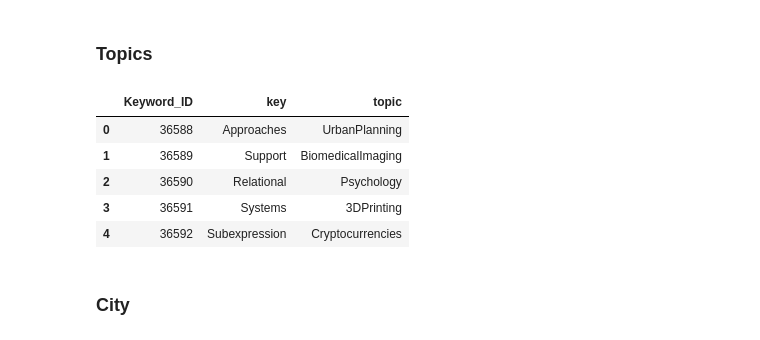
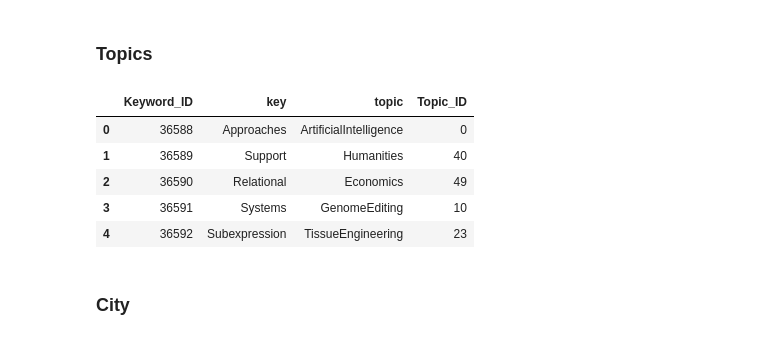
Before and after one commit to darryl-abraham/sdmlab, a Jupyter notebook: data_augmentation.ipynb, the cells around one changed output. Drawn from its saved outputs; the diff is of its cells as text; code cells hidden in the pictures.

Commit message:
added create_abox.py with systematic triple creation, updated csvs and data_augmentation.ipynb (added data prep)

```diff
--- a/data_augmentation.ipynb
+++ b/data_augmentation.ipynb
@@ -268,27 +297,18 @@ reviewers.head()
 # %% [markdown]
 ### Topics
 # %%
-topics = [
-    "ArtificialIntelligence", "ClimateChange", "Bioinformatics", "Nanotechnology", "Epidemiology",
-    "QuantumComputing", "StemCells", "RenewableEnergy", "Robotics", "Neuroscience",
-    "GenomeEditing", "SocialNetworks", "SpaceExploration", "Cybersecurity", "DrugDiscovery",
-    "Human-ComputerInteraction", "UrbanPlanning", "Psychology", "BiomedicalImaging", "Agriculture",
-    "EvolutionaryBiology", "3DPrinting", "Oceanography", "TissueEngineering", "Cryptocurrencies",
-    "AugmentedReality", "Paleontology", "WirelessCommunication", "Modeling", "CancerBiology",
-    "GameTheory", "Pollution", "Wearables", "Addiction", "QuantumPhysics", "Genetics",
-    "Ecology", "LanguageProcessing", "Atmosphere", "Materials", "Humanities", "Virology",
-    "Astrophysics", "Transportation", "Behavior", "IoT", "Immunology", "DataScience",
-    "Rights", "Economics"
-]
-#keywords['topic'] = random.choices(topics, k=len(keywords))
+topics = {
+    "ArtificialIntelligence": 0, "ClimateChange": 1, "Bioinformatics": 2, "Nanotechnology": 3, "Epidemiology": 4, "QuantumComputing": 5, "StemCells": 6, "RenewableEnergy": 7, "Robotics": 8, "Neuroscience": 9, "GenomeEditing": 10, "SocialNetworks": 11, "SpaceExploration": 12, "Cybersecurity": 13, "DrugDiscovery": 14, "Human-ComputerInteraction": 15, "UrbanPlanning": 16, "Psychology": 17, "BiomedicalImaging": 18, "Agriculture": 19, "EvolutionaryBiology": 20, "3DPrinting": 21, "Oceanography": 22, "TissueEngineering": 23, "Cryptocurrencies": 24, "AugmentedReality": 25, "Paleontology": 26, "WirelessCommunication": 27, "Modeling": 28, "CancerBiology": 29, "GameTheory": 30, "Pollution": 31, "Wearables": 32, "Addiction": 33, "QuantumPhysics": 34, "Genetics": 35, "Ecology": 36, "LanguageProcessing": 37, "Atmosphere": 38, "Materials": 39, "Humanities": 40, "Virology": 41, "Astrophysics": 42, "Transportation": 43, "Behavior": 44, "IoT": 45, "Immunology": 46, "DataScience": 47, "Rights": 48, "Economics": 49}
+#keywords['topic'] = random.choices(list(topics.keys()), k=len(keywords))
+#keywords['Topic_ID'] = [topics[topic] for topic in keywords['topic']]
 keywords.head()
 # %% [output]
-|  | Keyword_ID | key | topic |
-| 0 | 36588 | Approaches | UrbanPlanning |
-| 1 | 36589 | Support | BiomedicalImaging |
-| 2 | 36590 | Relational | Psychology |
-| 3 | 36591 | Systems | 3DPrinting |
-| 4 | 36592 | Subexpression | Cryptocurrencies |
+|  | Keyword_ID | key | topic | Topic_ID |
+| 0 | 36588 | Approaches | ArtificialIntelligence | 0 |
+| 1 | 36589 | Support | Humanities | 40 |
+| 2 | 36590 | Relational | Economics | 49 |
+| 3 | 36591 | Systems | GenomeEditing | 10 |
+| 4 | 36592 | Subexpression | TissueEngineering | 23 |
 # %% [markdown]
 ### City
 # %%
```
Also changed, not shown: parts of 15 cells of this notebook, 8 other files.
